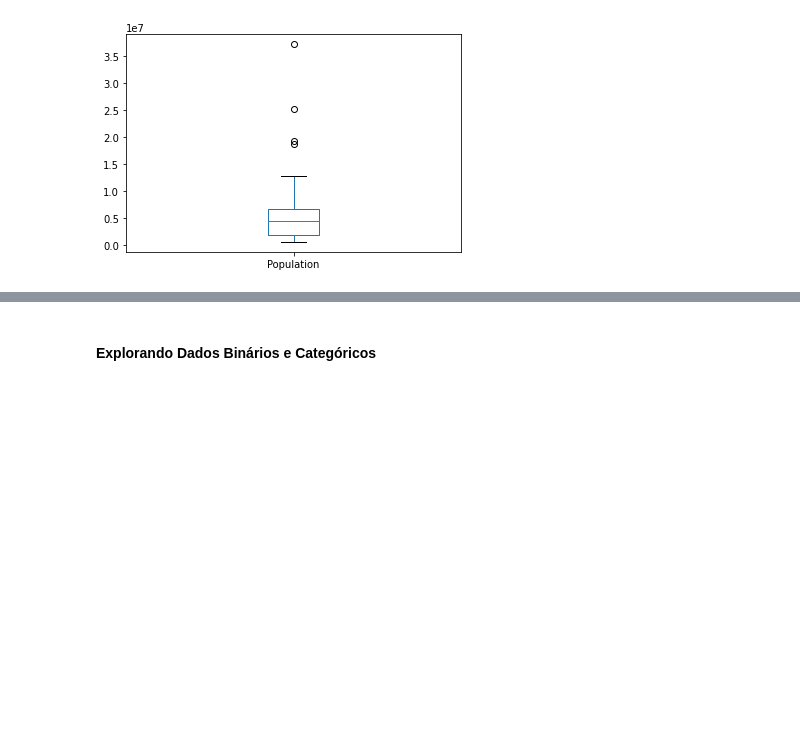
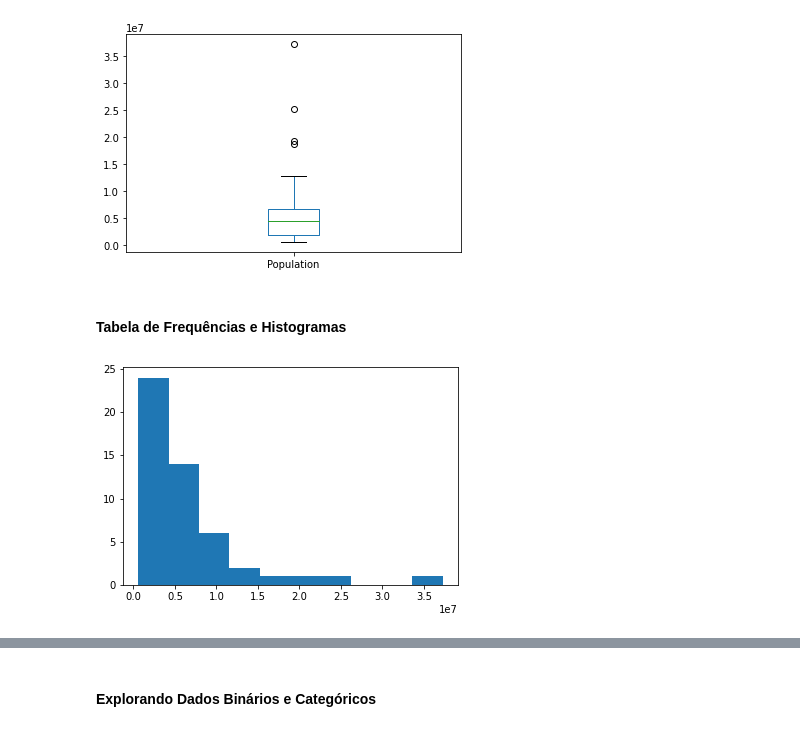
Before and after one commit to thiagoneye/book-statistics_for_data_science, a Jupyter notebook: chap01/chap01.ipynb, the cells around one changed output, grey strips where cells are left out. Cells and saved outputs as stored; diff of their text form; code cells hidden in the pictures; blank space fills up the shorter version.

```diff
--- a/chap01/chap01.ipynb
+++ b/chap01/chap01.ipynb
@@ -142,3 +143,12 @@ Os quantis da Taxa de Homicídio são:
 
 O Boxplot para a População é:
 [figure]
+# %% [markdown]
+#### Tabela de Frequências e Histogramas
+# %%
+# Exemplo 6
+
+state.Population.hist()
+plt.grid()
+# %% [output]
+[figure, added]
```
Also changed, not shown: parts of 7 cells of this notebook, 1 other file.
